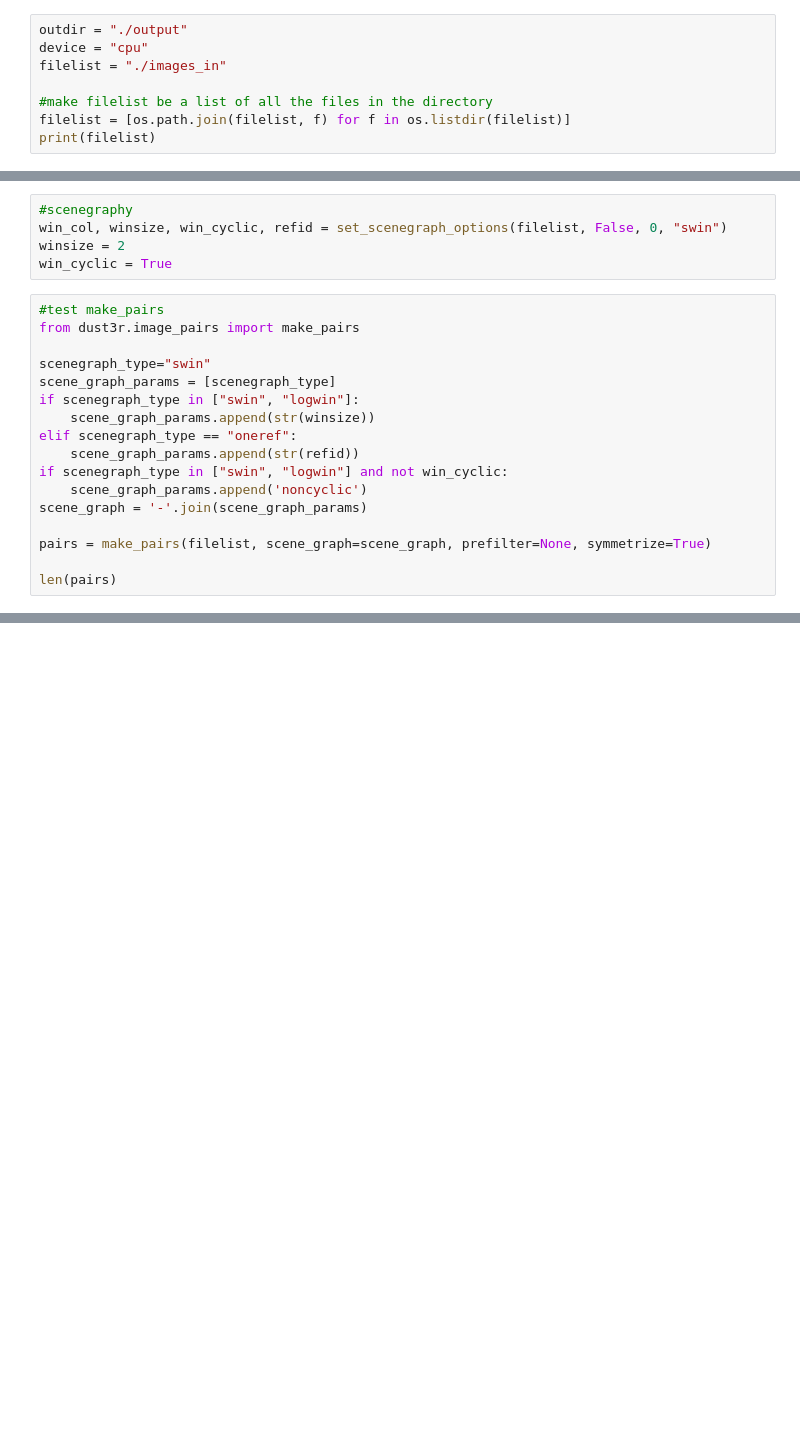
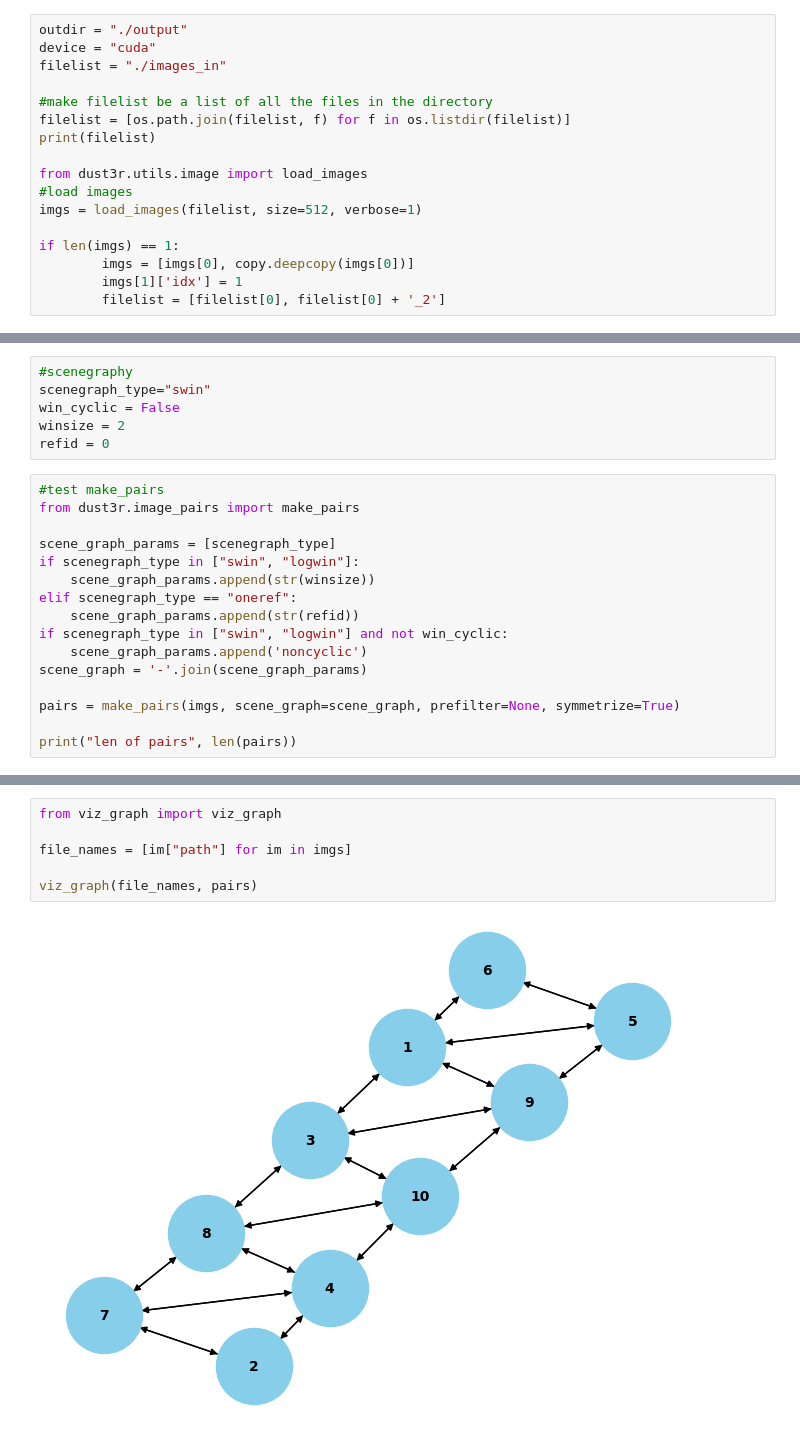
Before and after one commit to manel-ferreira-01/mast3r, a Jupyter notebook: demo.ipynb, the cells around one changed output, grey strips where cells are left out. Cells and saved outputs as stored; diff of their text form; blank space fills up the shorter version.

```diff
--- a/demo.ipynb
+++ b/demo.ipynb
@@ -28,9 +30,18 @@ Warning, cannot find cuda-compiled version of RoPE2D, using a slow pytorch versi
 # %%
 outdir = "./output"
-device = "cpu"
+device = "cuda"
 filelist = "./images_in"
 
 #make filelist be a list of all the files in the directory
 filelist = [os.path.join(filelist, f) for f in os.listdir(filelist)]
 print(filelist)
+
+from dust3r.utils.image import load_images
+#load images
+imgs = load_images(filelist, size=512, verbose=1)
+
+if len(imgs) == 1:
+        imgs = [imgs[0], copy.deepcopy(imgs[0])]
+        imgs[1]['idx'] = 1
+        filelist = [filelist[0], filelist[0] + '_2']
 # %% [output]
@@ -44,13 +63,13 @@ instantiating : AsymmetricMASt3R(enc_depth=24, dec_depth=12, enc_embed_dim=1024,
 # %%
 #scenegraphy
-win_col, winsize, win_cyclic, refid = set_scenegraph_options(filelist, False, 0, "swin")
+scenegraph_type="swin"
+win_cyclic = False
 winsize = 2
-win_cyclic = True
+refid = 0
 # %%
 #test make_pairs
 from dust3r.image_pairs import make_pairs
 
-scenegraph_type="swin"
 scene_graph_params = [scenegraph_type]
 if scenegraph_type in ["swin", "logwin"]:
     scene_graph_params.append(str(winsize))
@@ -60,7 +79,7 @@ if scenegraph_type in ["swin", "logwin"] and not win_cyclic:
     scene_graph_params.append('noncyclic')
 scene_graph = '-'.join(scene_graph_params)
 
-pairs = make_pairs(filelist, scene_graph=scene_graph, prefilter=None, symmetrize=True)
+pairs = make_pairs(imgs, scene_graph=scene_graph, prefilter=None, symmetrize=True)
 
-len(pairs)
+print("len of pairs", len(pairs))
 # %% [output]
@@ -125,0 +87,8 @@ Final focal (shared) =  364.19
+# %%
+from viz_graph import viz_graph
+
+file_names = [im["path"] for im in imgs]
+
+viz_graph(file_names, pairs)
+# %% [output]
+[figure, added]
```
Also changed, not shown: parts of 8 cells of this notebook, 3 other files.
